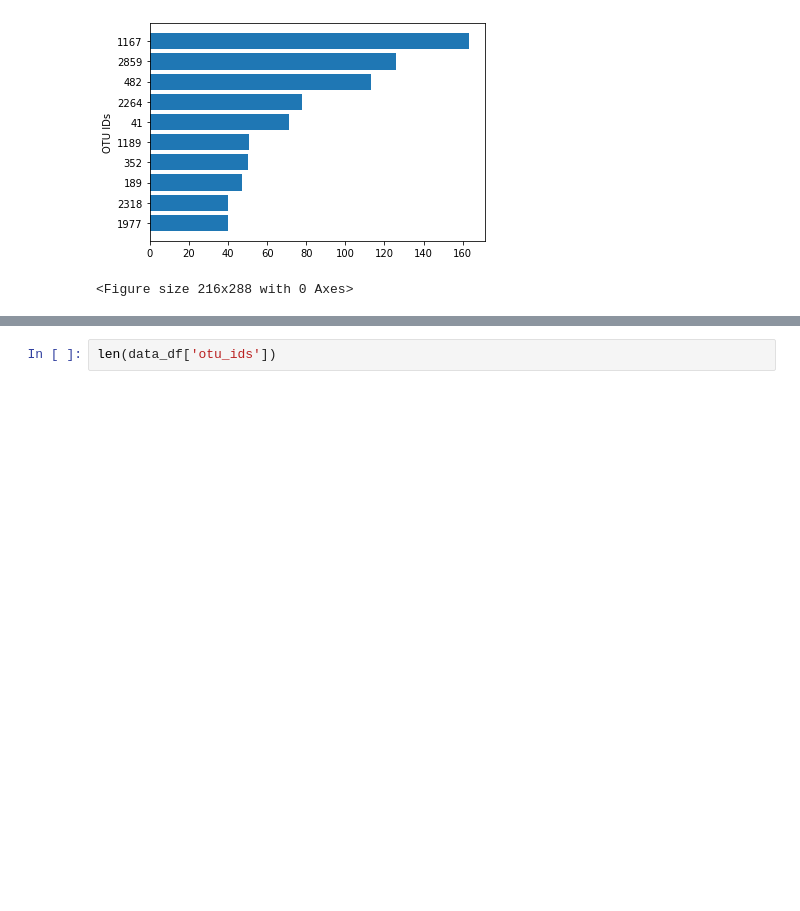
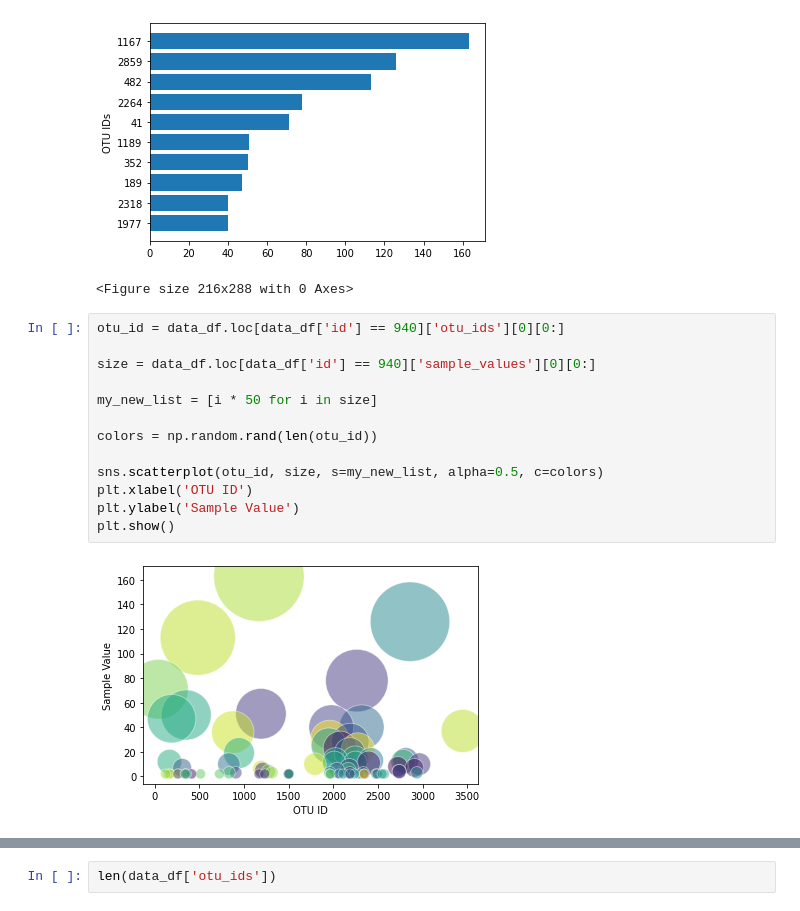
Before and after one commit to huddack20/plot-Belly-Button-Biodiversity, a Jupyter notebook: Interactive_Belly_Button.ipynb, the cells around one changed output, grey strips where cells are left out. Saved outputs shown, nothing was run; the diff lists cells and outputs as text; blank space fills up the shorter version.

```diff
--- a/Interactive_Belly_Button.ipynb
+++ b/Interactive_Belly_Button.ipynb
@@ -69,3 +73,18 @@ plt.show()
 # %% [output]
 [figure]
 <Figure size 216x288 with 0 Axes>
+# %%
+otu_id = data_df.loc[data_df['id'] == 940]['otu_ids'][0][0:]
+
+size = data_df.loc[data_df['id'] == 940]['sample_values'][0][0:]
+
+my_new_list = [i * 50 for i in size]
+
+colors = np.random.rand(len(otu_id))
+
+sns.scatterplot(otu_id, size, s=my_new_list, alpha=0.5, c=colors)
+plt.xlabel('OTU ID')
+plt.ylabel('Sample Value')
+plt.show()
+# %% [output]
+[figure, added]
```
Also changed, not shown: parts of 4 cells of this notebook.
